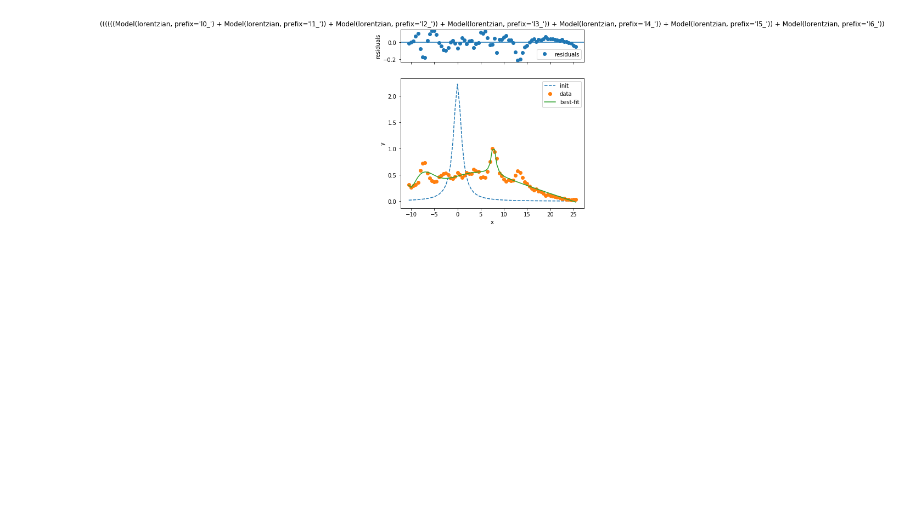
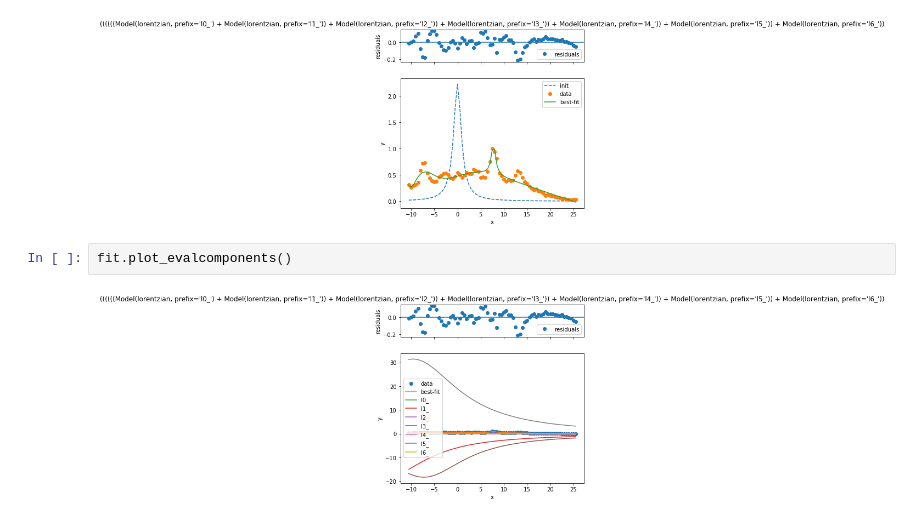
Before and after one commit to kei0822kei/smooziee, a Jupyter notebook: notebook/fitting.ipynb, the cells around one changed output. Cells and saved outputs as stored; diff of their text form; blank space fills up the shorter version.

Commit message:
intoduce evalcomponents

```diff
--- a/notebook/fitting.ipynb
+++ b/notebook/fitting.ipynb
@@ -107,6 +127,10 @@ fit.fit(processor.x, processor.y)
 fit.plot(show_init=True)
 # %% [output]
 [figure]
+# %%
+fit.plot_evalcomponents()
+# %% [output]
+[figure, added]
 # %%
 fit.result.eval_components()
 # %% [output]
```
Also changed, not shown: parts of 4 cells of this notebook, 1 other file.
